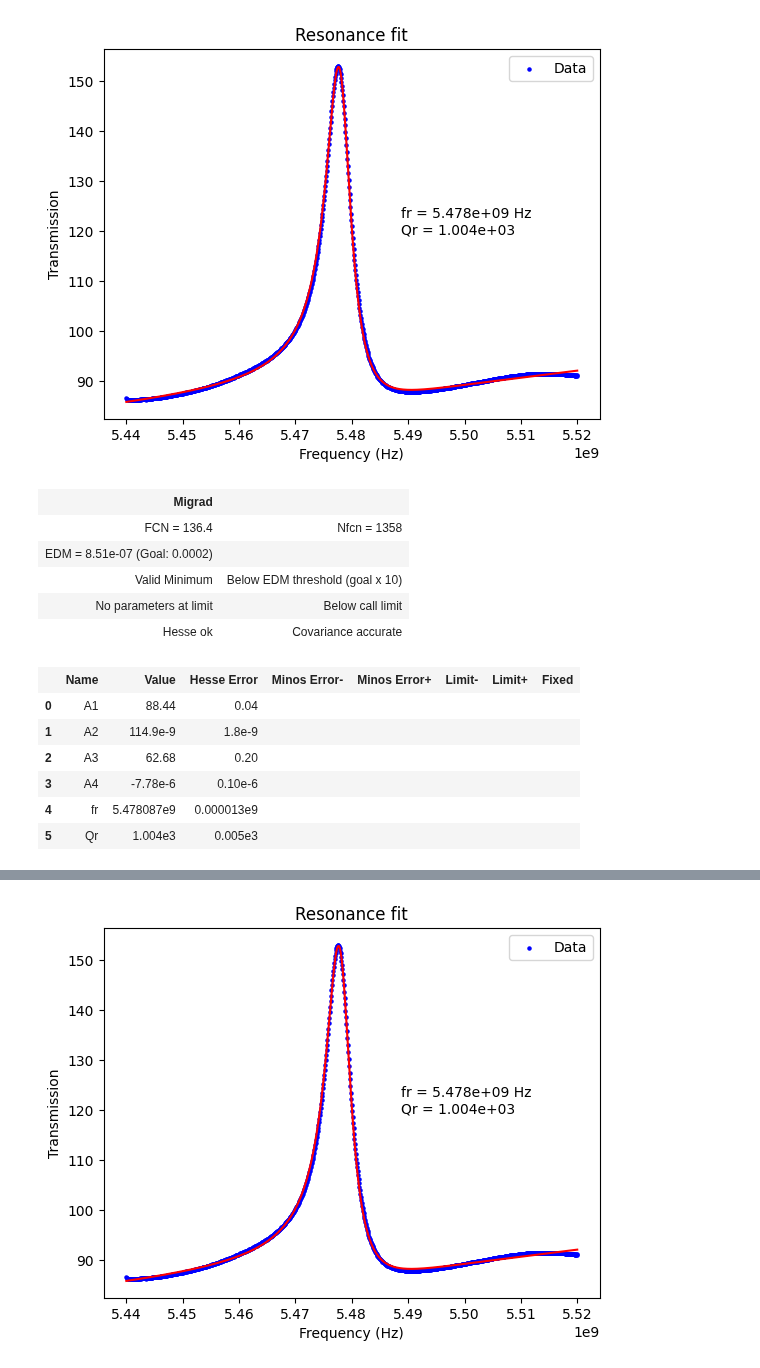
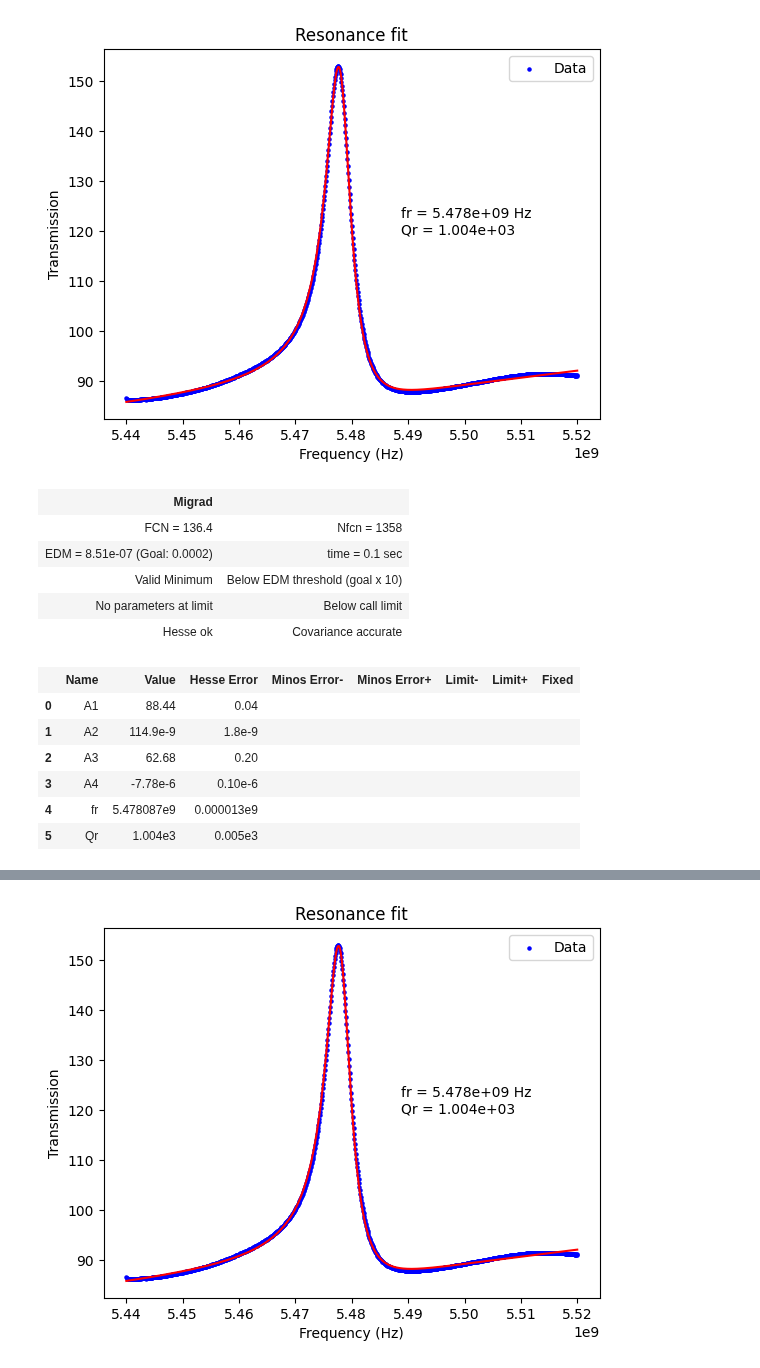
Before and after one commit to biqute/QTLab2425, a Jupyter notebook: IRdetection/Analysis/fitting_tests_scipy.ipynb, the cells around one changed output, grey strips where cells are left out. Saved outputs shown, nothing was run; the diff lists cells and outputs as text; code cells hidden in the pictures.

```diff
--- a/IRdetection/Analysis/fitting_tests_scipy.ipynb
+++ b/IRdetection/Analysis/fitting_tests_scipy.ipynb
@@ -60,19 +60,21 @@ plt.show()
 [figure]
 # %%
 from iminuit import Minuit
+
+f = raw_data[:,0]
 
 # Initial parameter guesses
 A1_init, A2_init, A3_init, A4_init, fr_init, Qr_init = 1, 1, 1, 1, 5.477e9, 900
 
 # Initialize Minuit
 minuit = Minuit(chi_square, A1=A1_init, A2=A2_init, A3=A3_init, A4=A4_init, fr=fr_init, Qr=Qr_init)
 
 # Fit using Minuit
 minuit.migrad()
 # %% [output]
 | Migrad |  |
 | FCN = 136.4 | Nfcn = 1358 |
-| EDM = 8.51e-07 (Goal: 0.0002) |  |
+| EDM = 8.51e-07 (Goal: 0.0002) | time = 0.1 sec |
 | Valid Minimum | Below EDM threshold (goal x 10) |
 | No parameters at limit | Below call limit |
 | Hesse ok | Covariance accurate |
```
Also changed, not shown: parts of 4 cells of this notebook, 3 other files.
